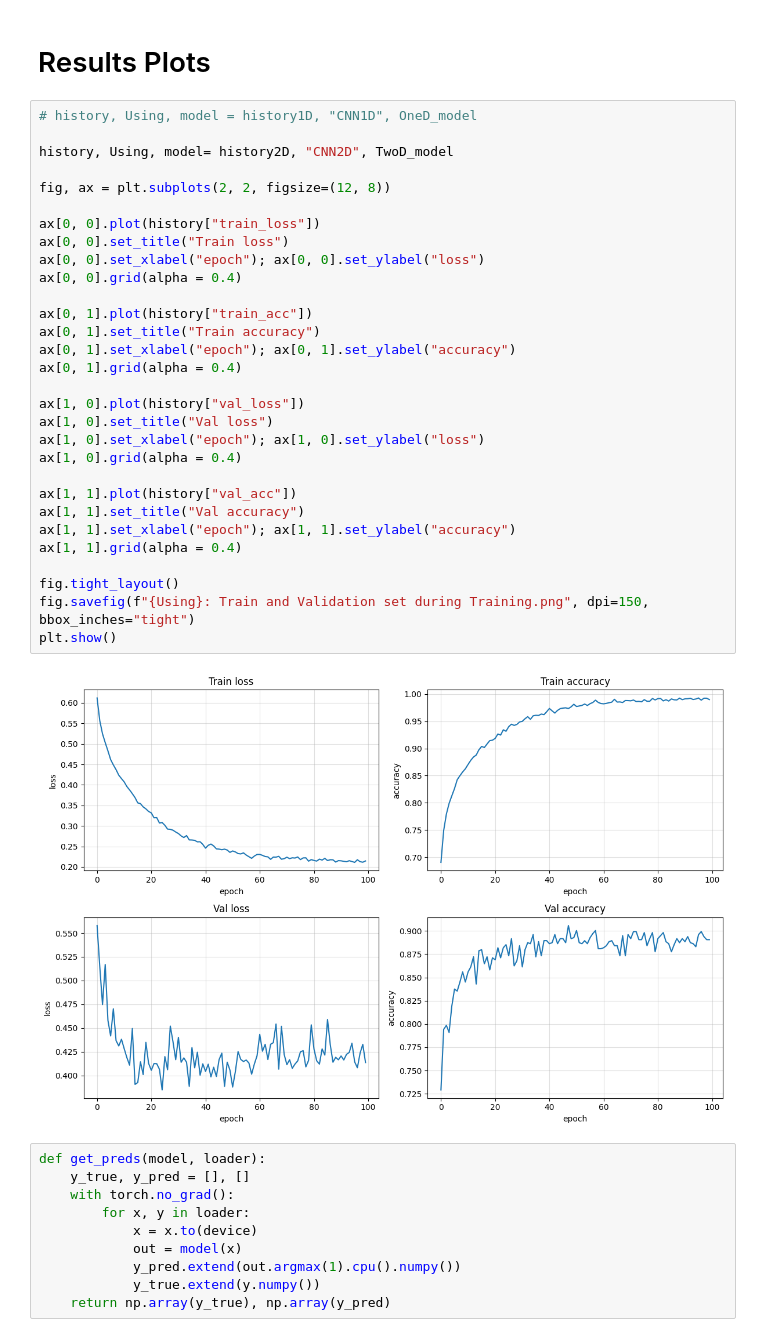
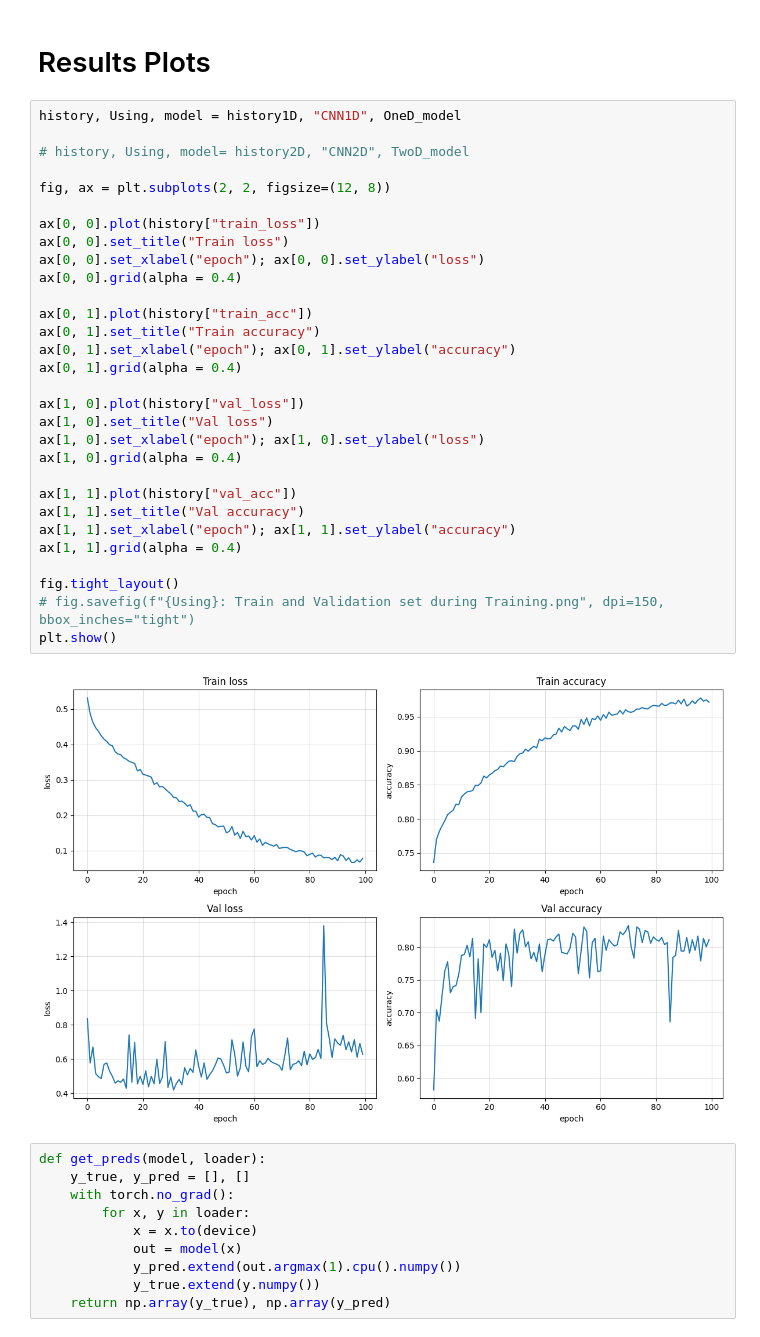
Before and after one commit to Mpinaz/Thesis, a Jupyter notebook: Model.ipynb, the cells around one changed output. Cells and saved outputs as stored; diff of their text form.

```diff
--- a/Model.ipynb
+++ b/Model.ipynb
@@ -530,37 +516,37 @@ Best val accuracy: 0.9057
 # %% [markdown]
 # Results Plots
 # %%
-# history, Using, model = history1D, "CNN1D", OneD_model
+history, Using, model = history1D, "CNN1D", OneD_model
 
-history, Using, model= history2D, "CNN2D", TwoD_model
+# history, Using, model= history2D, "CNN2D", TwoD_model
 
 fig, ax = plt.subplots(2, 2, figsize=(12, 8))
 
 ax[0, 0].plot(history["train_loss"])
 ax[0, 0].set_title("Train loss")
 ax[0, 0].set_xlabel("epoch"); ax[0, 0].set_ylabel("loss")
 ax[0, 0].grid(alpha = 0.4)
 
 ax[0, 1].plot(history["train_acc"])
 ax[0, 1].set_title("Train accuracy")
 ax[0, 1].set_xlabel("epoch"); ax[0, 1].set_ylabel("accuracy")
 ax[0, 1].grid(alpha = 0.4)
 
 ax[1, 0].plot(history["val_loss"])
 ax[1, 0].set_title("Val loss")
 ax[1, 0].set_xlabel("epoch"); ax[1, 0].set_ylabel("loss")
 ax[1, 0].grid(alpha = 0.4)
 
 ax[1, 1].plot(history["val_acc"])
 ax[1, 1].set_title("Val accuracy")
 ax[1, 1].set_xlabel("epoch"); ax[1, 1].set_ylabel("accuracy")
 ax[1, 1].grid(alpha = 0.4)
 
 fig.tight_layout()
-fig.savefig(f"{Using}: Train and Validation set during Training.png", dpi=150, bbox_inches="tight")
+# fig.savefig(f"{Using}: Train and Validation set during Training.png", dpi=150, bbox_inches="tight")
 plt.show()
 # %% [output]
-[figure, old version]
+[figure, new version]
 # %%
 def get_preds(model, loader):
     y_true, y_pred = [], []
```
Also changed, not shown: parts of 7 cells of this notebook.
